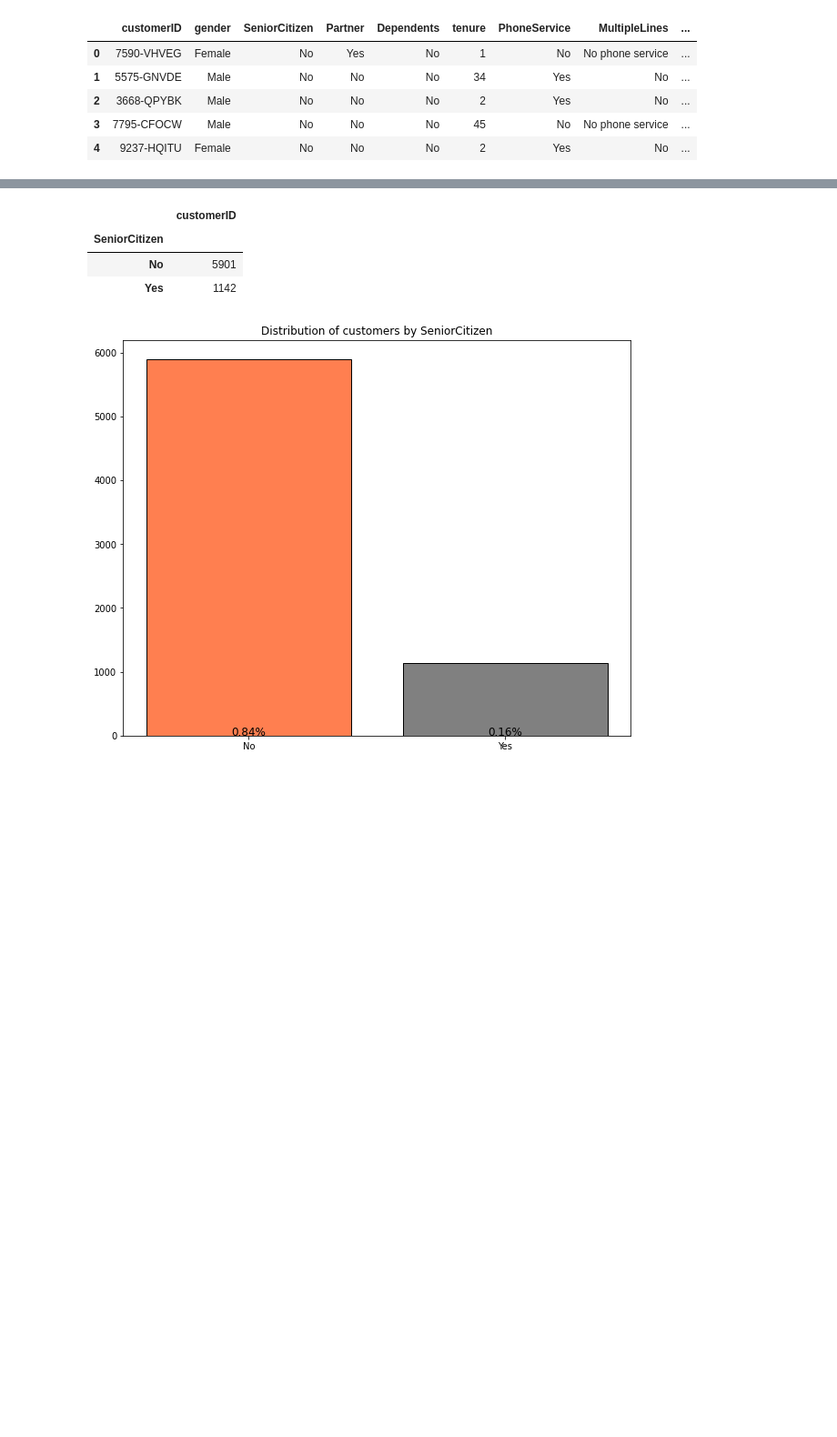
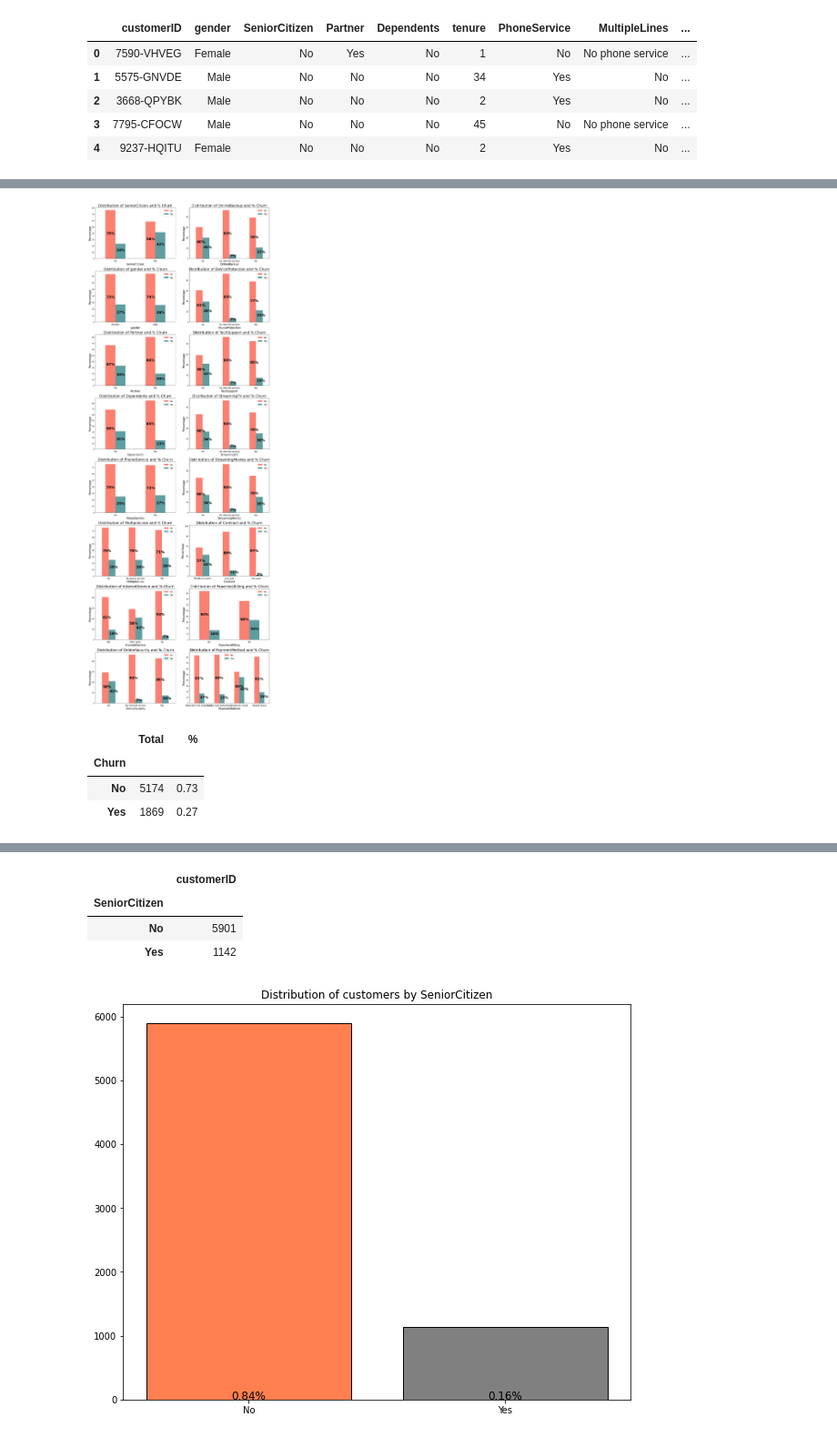
Before and after one commit to MMasson1988/Customer-Churn-Analysis, a Jupyter notebook: churn.ipynb, the cells around one changed output, grey strips where cells are left out. Shown at 91% size. Drawn from its saved outputs; the diff is of its cells as text; code cells hidden in the pictures; blank space fills up the shorter version.

```diff
--- a/churn.ipynb
+++ b/churn.ipynb
@@ -585,0 +672,36 @@ df[billing].head()
+# %%
+trans_df = df.iloc[:,1:21]
+#data["Churn"].replace(to_replace = "Yes", value = 1, inplace =True)
+#data["Churn"].replace(to_replace = "No", value = 0, inplace = True)
+
+#draw bar plot
+cate_cols = ['SeniorCitizen', 'gender', 'Partner', 'Dependents', 'PhoneService', 'MultipleLines', 'InternetService', 'OnlineSecurity', 'OnlineBackup', 'DeviceProtection', 'TechSupport', 'StreamingTV', 'StreamingMovies', 'Contract', 'PaperlessBilling', 'PaymentMethod']
+colors = ["Salmon", "#5F9EA0"]
+
+fig, axes = plt.subplots(nrows = 8,ncols = 2,figsize = (15,40))
+
+for i,feature in enumerate(cate_cols):
+    if i < 8:
+        ax = trans_df.groupby([feature,'Churn']).size().groupby(level=0).apply( lambda x: 100 * x / x.sum()).unstack().plot(kind='bar', color=colors, ax=axes[i,0])
+    elif i >=8 and i < 16:
+        ax = trans_df.groupby([feature,'Churn']).size().groupby(level=0).apply( lambda x: 100 * x / x.sum()).unstack().plot(kind='bar', color=colors, ax=axes[i-8,1])
+
+    ax.set_title("Distribution of {} and % Churn".format(feature), fontsize = 20)
+    ax.set_ylabel("Percentage", fontsize=15)
+    ax.set_xlabel("{}".format(feature), fontsize=15)
+    ax.legend(["No", "Yes"], fontsize=12)
+
+    for patch in ax.patches:
+        width, height = patch.get_width(), patch.get_height()
+        ax.annotate('{:.0f}%'.format(height), (patch.get_x()+0.1*width, patch.get_y()+0.5*height),
+                    color = 'Black',
+                    weight = 'bold',
+                    size = 20)
+
+    #ax.yaxis.set_major_formatter(stick.PercentFormatter())
+    plt.setp(ax.get_xticklabels(), rotation=0, fontsize=12)
+
+plt.tight_layout()
+plt.show()
+# %% [output]
+[figure, added]
@@ -585,0 +719,14 @@ df[billing].head()
+# %%
+# group Churn by Customer
+Churn = df.groupby(by=['Churn'])['customerID'].size().to_frame()
+# add a Total column
+Churn.columns = ['Total']
+# add % column
+Churn['%'] = Churn/df.shape[0]
+# display column
+Churn
+# %% [output]
+|  | Total | % |
+| Churn |  |  |
+| No | 5174 | 0.73 |
+| Yes | 1869 | 0.27 |
```
Also changed, not shown: parts of 61 cells of this notebook.
